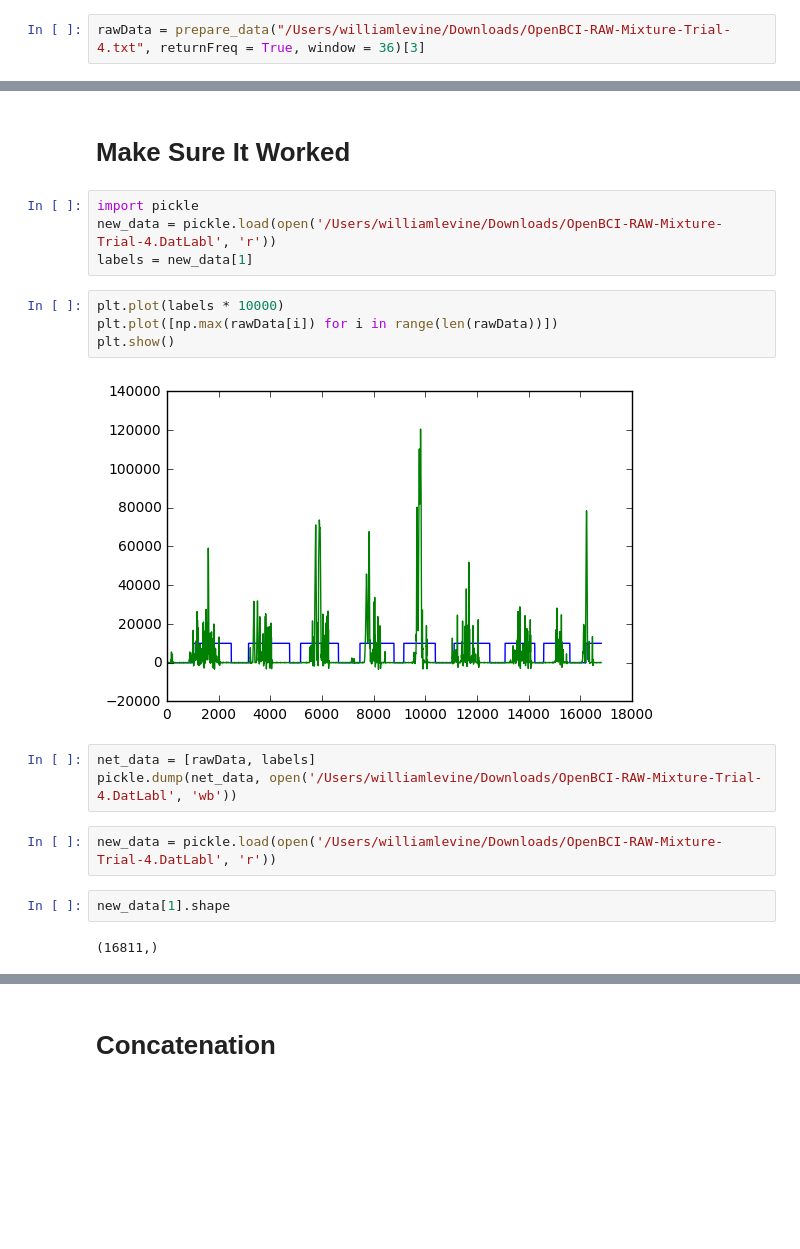
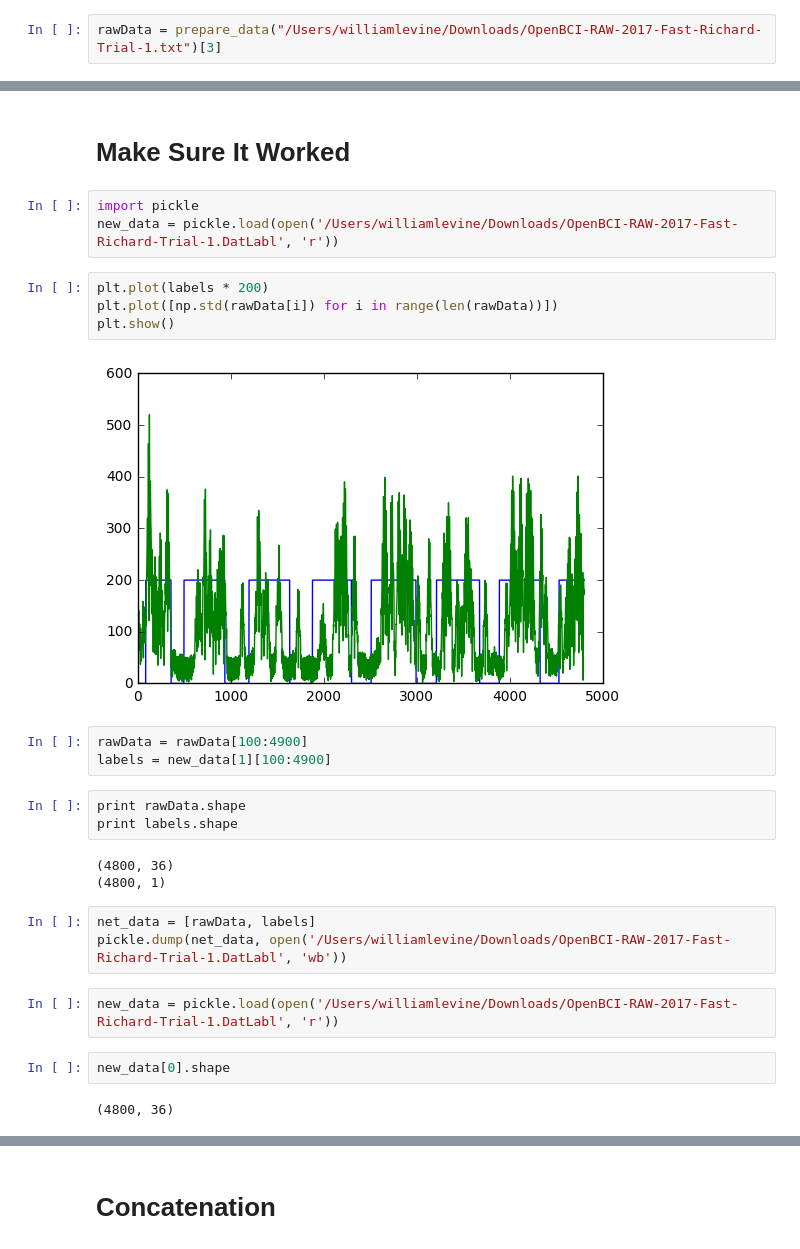
Before and after one commit to levinwil/AirStar, a Jupyter notebook: Jupyter_MDs/Label_Generation.ipynb, the cells around one changed output, grey strips where cells are left out. Drawn from its saved outputs; the diff is of its cells as text; blank space fills up the shorter version.

```diff
--- a/Jupyter_MDs/Label_Generation.ipynb
+++ b/Jupyter_MDs/Label_Generation.ipynb
@@ -7,7 +8,7 @@ import matplotlib.pyplot as plt
 # %% [markdown]
 # Load the X
 # %%
-rawData = prepare_data("/Users/williamlevine/Downloads/OpenBCI-RAW-Mixture-Trial-4.txt", returnFreq = True, window = 36)[3]
+rawData = prepare_data("/Users/williamlevine/Downloads/OpenBCI-RAW-2017-Fast-Richard-Trial-1.txt")[3]
 # %% [markdown]
 # Generate the labels
 # %%
@@ -50,21 +51,29 @@ pickle.dump(net_data, open('/Users/williamlevine/Downloads/OpenBCI-RAW-2017-Fast
 # Make Sure It Worked
 # %%
 import pickle
-new_data = pickle.load(open('/Users/williamlevine/Downloads/OpenBCI-RAW-Mixture-Trial-4.DatLabl', 'r'))
-labels = new_data[1]
+new_data = pickle.load(open('/Users/williamlevine/Downloads/OpenBCI-RAW-2017-Fast-Richard-Trial-1.DatLabl', 'r'))
 # %%
-plt.plot(labels * 10000)
-plt.plot([np.max(rawData[i]) for i in range(len(rawData))])
+plt.plot(labels * 200)
+plt.plot([np.std(rawData[i]) for i in range(len(rawData))])
 plt.show()
 # %% [output]
-[figure, old version]
+[figure, new version]
+# %%
+rawData = rawData[100:4900]
+labels = new_data[1][100:4900]
+# %%
+print rawData.shape
+print labels.shape
+# %% [output]
+(4800, 36)
+(4800, 1)
 # %%
 net_data = [rawData, labels]
-pickle.dump(net_data, open('/Users/williamlevine/Downloads/OpenBCI-RAW-Mixture-Trial-4.DatLabl', 'wb'))
+pickle.dump(net_data, open('/Users/williamlevine/Downloads/OpenBCI-RAW-2017-Fast-Richard-Trial-1.DatLabl', 'wb'))
 # %%
-new_data = pickle.load(open('/Users/williamlevine/Downloads/OpenBCI-RAW-Mixture-Trial-4.DatLabl', 'r'))
+new_data = pickle.load(open('/Users/williamlevine/Downloads/OpenBCI-RAW-2017-Fast-Richard-Trial-1.DatLabl', 'r'))
 # %%
-new_data[1].shape
+new_data[0].shape
 # %% [output]
-(16811,)
+(4800, 36)
 # %%
```
Also changed, not shown: parts of 2 cells of this notebook, 5 other files.
